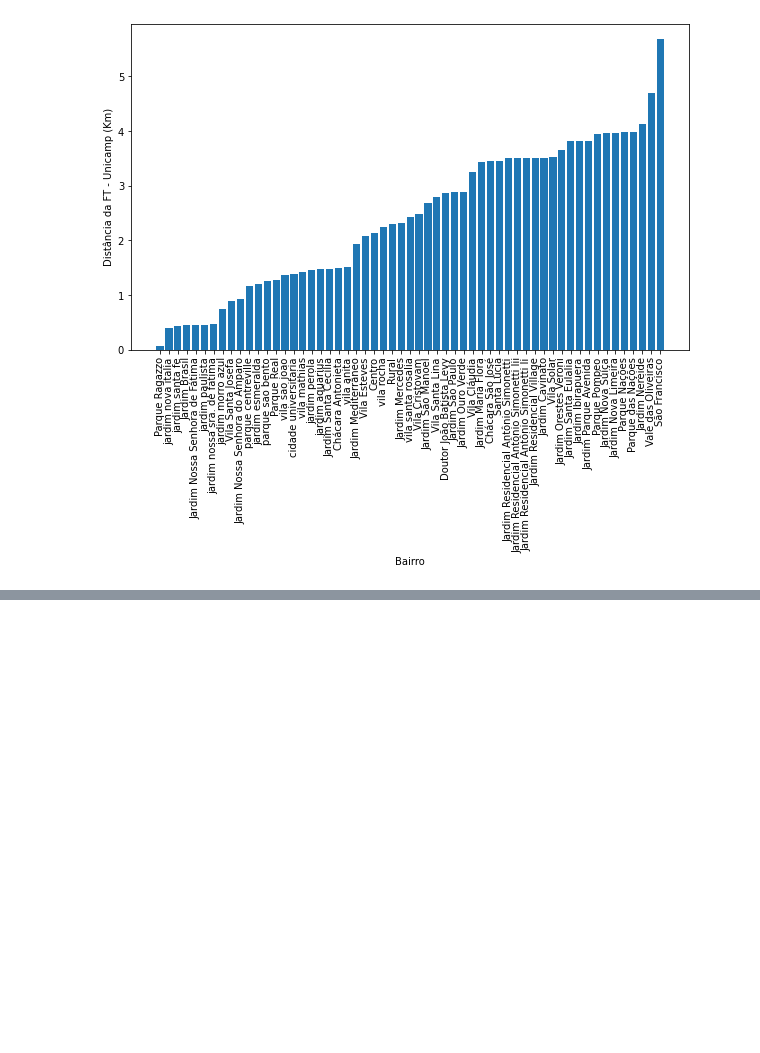
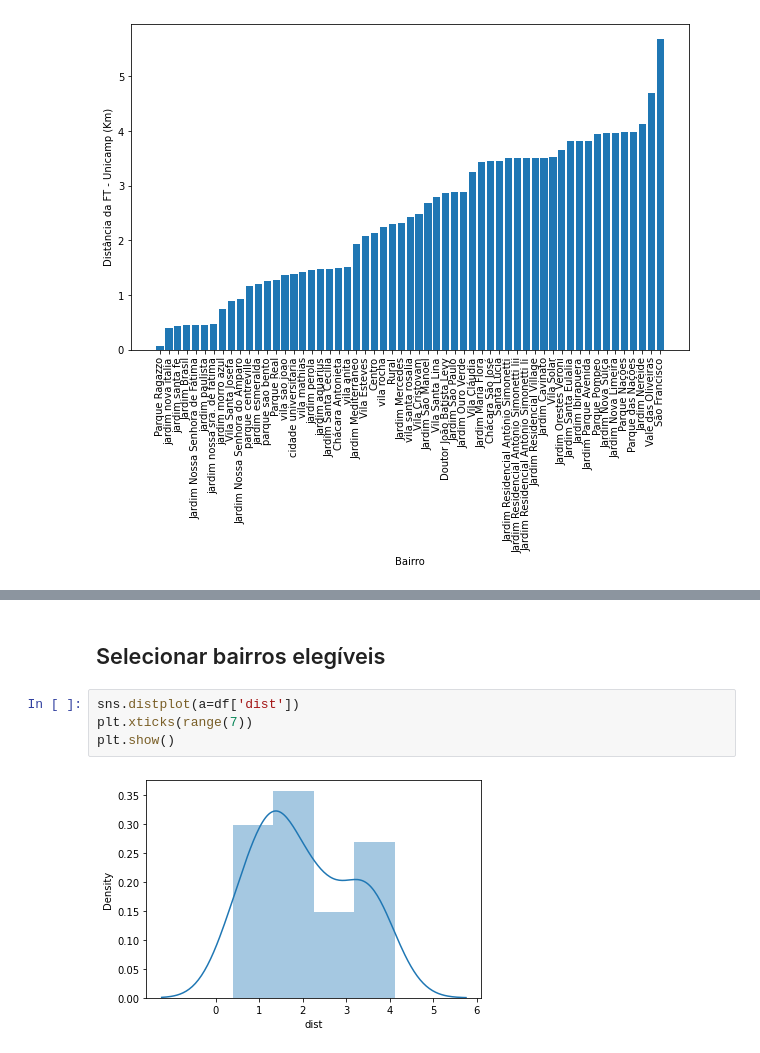
Before and after one commit to vichShir/analise-dados-estadia-limeira, a Jupyter notebook: Notebooks/ADEL_4_analise_bairros.ipynb, the cells around one changed output, grey strips where cells are left out. Cells and saved outputs as stored; diff of their text form; blank space fills up the shorter version.

```diff
--- a/Notebooks/ADEL_4_analise_bairros.ipynb
+++ b/Notebooks/ADEL_4_analise_bairros.ipynb
@@ -117,0 +269,8 @@ plt.show()
+# %% [markdown]
+## Selecionar bairros elegíveis
+# %%
+sns.distplot(a=df['dist'])
+plt.xticks(range(7))
+plt.show()
+# %% [output]
+[figure, added]
```
Also changed, not shown: parts of 17 cells of this notebook, 6 other files.
